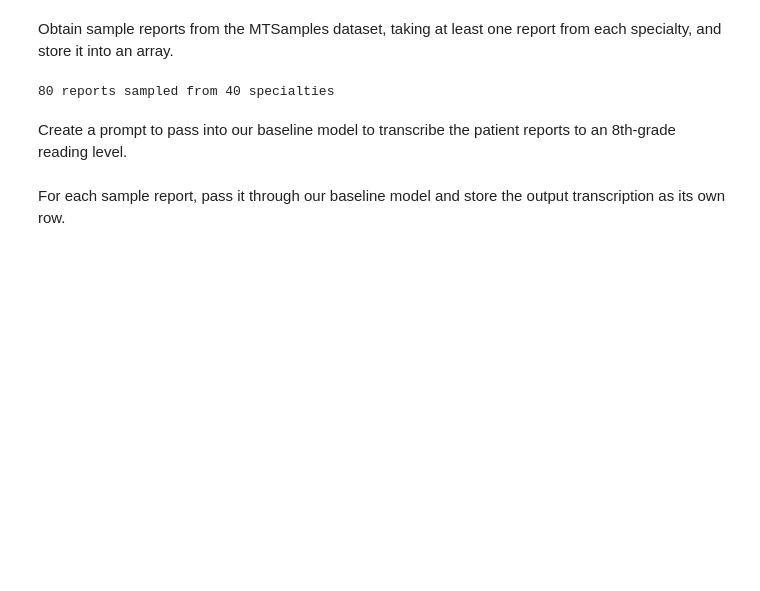
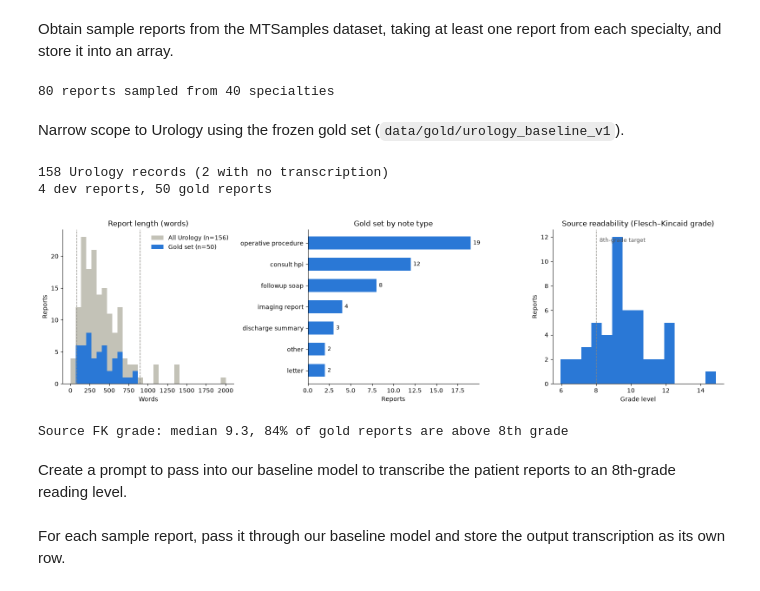
Before and after one commit to Break-Through-Tech/Google-2C-faithfulmed-a-multi-agent-system-for-faithful-patient-friendly-medical-explanations, a Jupyter notebook: notebooks/baseline_model.ipynb, the cells around one changed output. Cells and saved outputs as stored; diff of their text form; code cells hidden in the pictures; blank space fills up the shorter version.

Commit message:
narrowed scope to urology

```diff
--- a/notebooks/baseline_model.ipynb
+++ b/notebooks/baseline_model.ipynb
@@ -238,6 +230,74 @@ for specialty, reports in specialty_reports.items():
 print(len(sampled_reports), "reports sampled from", len(specialty_reports), "specialties")
 # %% [output]
 80 reports sampled from 40 specialties
+# %% [markdown]
+Narrow scope to Urology using the frozen gold set (`data/gold/urology_baseline_v1`).
+# %%
+import json
+
+# Narrow scope to Urology (labels already stripped above)
+urology_df = df[df["medical_specialty"] == "Urology"].copy()
+urology_df.index.name = "doc_id"   # doc_id == mtsamples row index, matches data/gold manifest
+print(f"{len(urology_df)} Urology records ({urology_df['transcription'].isna().sum()} with no transcription)")
+
+# Use the frozen gold set so baseline results line up with the team's eval set
+with open("../data/gold/manifest.json") as f:
+    manifest = json.load(f)
+GOLD_IDS = manifest["doc_ids"]       # 50 reports
+DEV_IDS = manifest["dev_doc_ids"]    # 4 reports for prompt iteration, not in the gold set
+
+def to_reports(ids):
+    return [{"doc_id": i, **urology_df.loc[i, FIELDS].to_dict()} for i in ids]
+
+dev_reports = to_reports(DEV_IDS)
+sampled_reports = to_reports(GOLD_IDS)   # overrides the all-specialty sample above
+print(f"{len(dev_reports)} dev reports, {len(sampled_reports)} gold reports")
+# %% [output]
+158 Urology records (2 with no transcription)
+4 dev reports, 50 gold reports
+# %%
+import matplotlib.pyplot as plt
+
+BLUE, GRAY = "#2a78d6", "#c3c2b7"
+gold = pd.read_csv("../data/gold/urology_baseline_v1_ids.csv")
+words = urology_df["transcription"].dropna().str.split().str.len()
+
+fig, axes = plt.subplots(1, 3, figsize=(16, 4.5))
+
+# 1) Report length: full Urology pool vs. the 80–900 word window used for the gold set
+ax = axes[0]
+ax.hist(words, bins=30, color=GRAY, label="All Urology (n=%d)" % len(words))
+ax.hist(gold["word_count"], bins=30, range=(words.min(), words.max()), color=BLUE, label="Gold set (n=%d)" % len(gold))
+for x in (80, 900):
+    ax.axvline(x, color="#898781", linestyle="--", linewidth=1)
+ax.set(title="Report length (words)", xlabel="Words", ylabel="Reports")
+ax.legend(frameon=False)
+
+# 2) Note types in the gold set
+ax = axes[1]
+counts = gold["note_type"].value_counts().sort_values()
+ax.barh(counts.index.str.replace("_", " "), counts.values, color=BLUE, height=0.6)
+for y, v in enumerate(counts.values):
+    ax.text(v + 0.3, y, v, va="center", fontsize=9)
+ax.set(title="Gold set by note type", xlabel="Reports")
+
+# 3) How hard the source text is to read, vs. the 8th-grade target
+ax = axes[2]
+ax.hist(gold["source_fk"], bins=15, color=BLUE)
+ax.axvline(8, color="#898781", linestyle="--", linewidth=1)
+ax.text(8.2, ax.get_ylim()[1] * 0.92, "8th-grade target", fontsize=9, color="#555")
+ax.set(title="Source readability (Flesch–Kincaid grade)", xlabel="Grade level", ylabel="Reports")
+
+for ax in axes:
+    ax.spines[["top", "right"]].set_visible(False)
+plt.tight_layout()
+plt.show()
+
+print(f"Source FK grade: median {gold['source_fk'].median():.1f}, "
+      f"{(gold['source_fk'] > 8).mean():.0%} of gold reports are above 8th grade")
+# %% [output]
+[figure, added]
+Source FK grade: median 9.3, 84% of gold reports are above 8th grade
 # %% [markdown]
 Create a prompt to pass into our baseline model to transcribe the patient reports to an 8th-grade reading level.
 # %%
```
Also changed, not shown: parts of 12 cells of this notebook, 2 other files.
